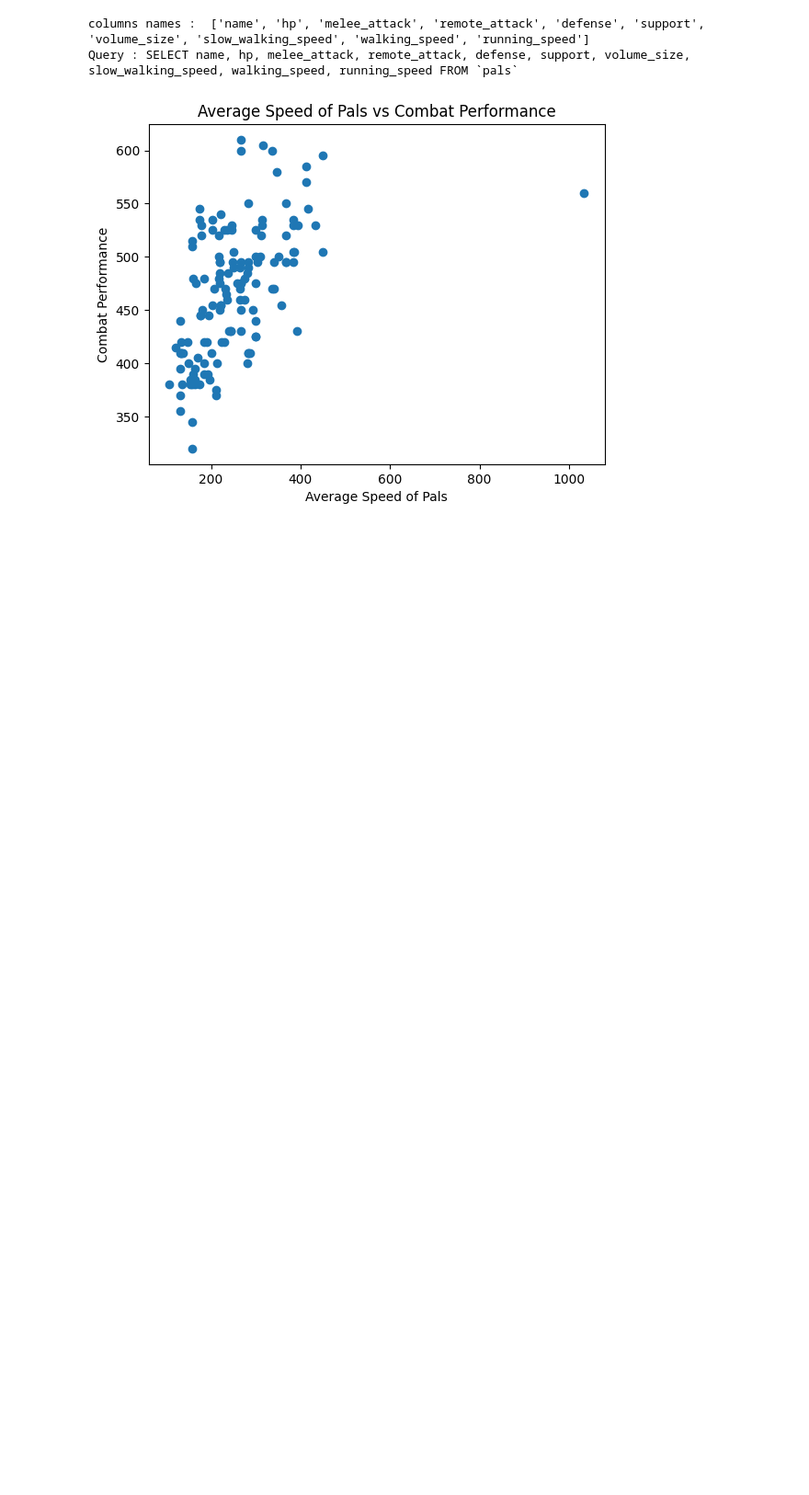
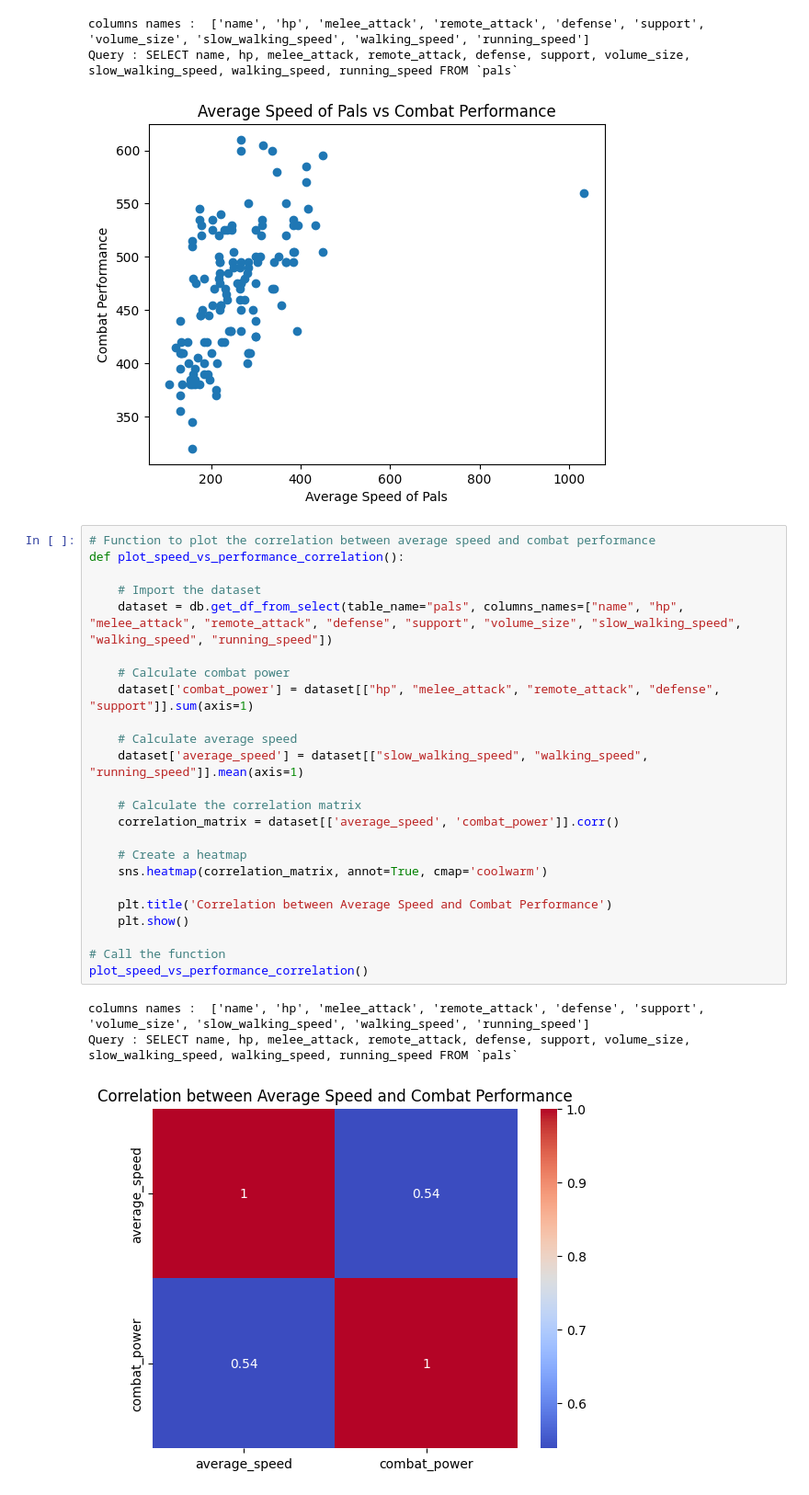
Before and after one commit to christian-aucane/pals-analysis, a Jupyter notebook: analysis.ipynb, the cells around one changed output. Shown at 92% size. Drawn from its saved outputs; the diff is of its cells as text; blank space fills up the shorter version.

```diff
--- a/analysis.ipynb
+++ b/analysis.ipynb
@@ -1200,3 +1234,31 @@ plot_speed_vs_performance()
 columns names :  ['name', 'hp', 'melee_attack', 'remote_attack', 'defense', 'support', 'volume_size', 'slow_walking_speed', 'walking_speed', 'running_speed']
 Query : SELECT name, hp, melee_attack, remote_attack, defense, support, volume_size, slow_walking_speed, walking_speed, running_speed FROM `pals`
 [figure]
+# %%
+# Function to plot the correlation between average speed and combat performance
+def plot_speed_vs_performance_correlation():
+
+    # Import the dataset
+    dataset = db.get_df_from_select(table_name="pals", columns_names=["name", "hp", "melee_attack", "remote_attack", "defense", "support", "volume_size", "slow_walking_speed", "walking_speed", "running_speed"])
+
+    # Calculate combat power
+    dataset['combat_power'] = dataset[["hp", "melee_attack", "remote_attack", "defense", "support"]].sum(axis=1)
+
+    # Calculate average speed
+    dataset['average_speed'] = dataset[["slow_walking_speed", "walking_speed", "running_speed"]].mean(axis=1)
+
+    # Calculate the correlation matrix
+    correlation_matrix = dataset[['average_speed', 'combat_power']].corr()
+
+    # Create a heatmap
+    sns.heatmap(correlation_matrix, annot=True, cmap='coolwarm')
+
+    plt.title('Correlation between Average Speed and Combat Performance')
+    plt.show()
+
+# Call the function
+plot_speed_vs_performance_correlation()
+# %% [output]
+columns names :  ['name', 'hp', 'melee_attack', 'remote_attack', 'defense', 'support', 'volume_size', 'slow_walking_speed', 'walking_speed', 'running_speed']
+Query : SELECT name, hp, melee_attack, remote_attack, defense, support, volume_size, slow_walking_speed, walking_speed, running_speed FROM `pals`
+[figure, added]
```
Also changed, not shown: parts of 1 cell of this notebook.
